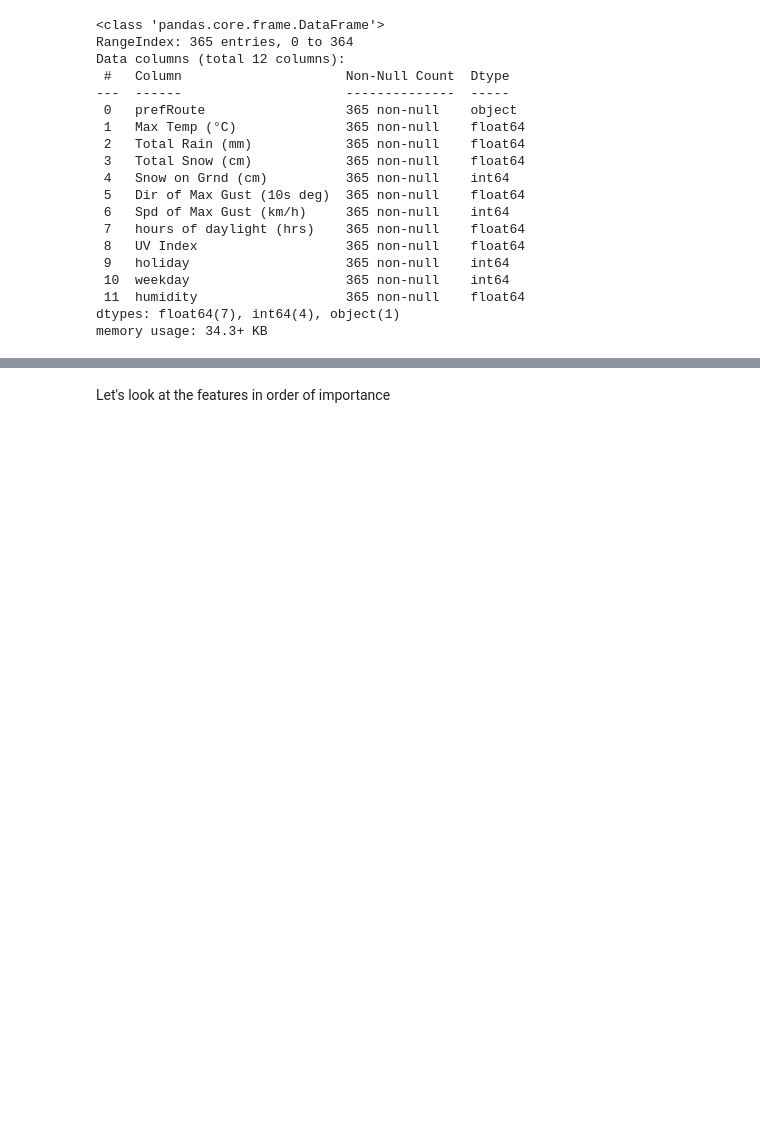
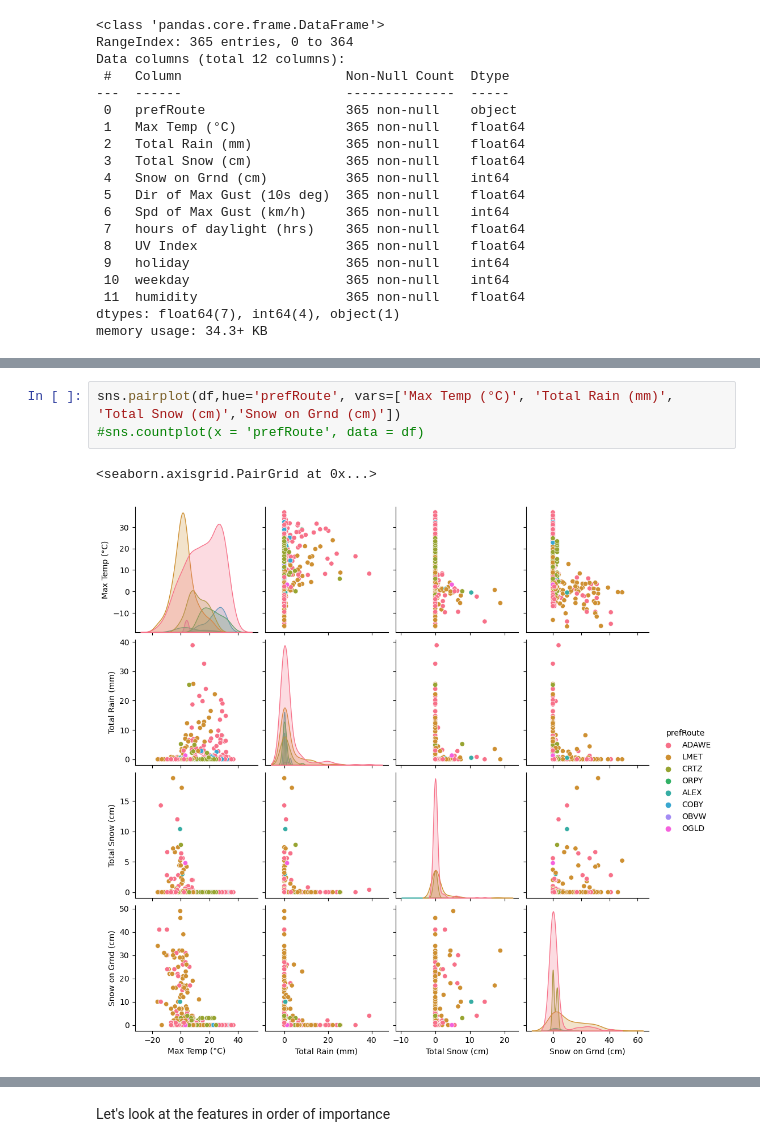
Before and after one commit to uOttawa-IT-Research-teaching/DecisionTrees, a Jupyter notebook: 3-bike_rf_Noise.ipynb, the cells around one changed output, grey strips where cells are left out. Drawn from its saved outputs; the diff is of its cells as text; blank space fills up the shorter version.

```diff
--- a/3-bike_rf_Noise.ipynb
+++ b/3-bike_rf_Noise.ipynb
@@ -88,0 +161,6 @@ from sklearn.model_selection import train_test_split
+# %%
+sns.pairplot(df,hue='prefRoute', vars=['Max Temp (°C)', 'Total Rain (mm)', 'Total Snow (cm)','Snow on Grnd (cm)'])
+#sns.countplot(x = 'prefRoute', data = df)
+# %% [output]
+<seaborn.axisgrid.PairGrid at 0x...>
+[figure, added]
```
Also changed, not shown: parts of 60 cells of this notebook, 1 other file.
